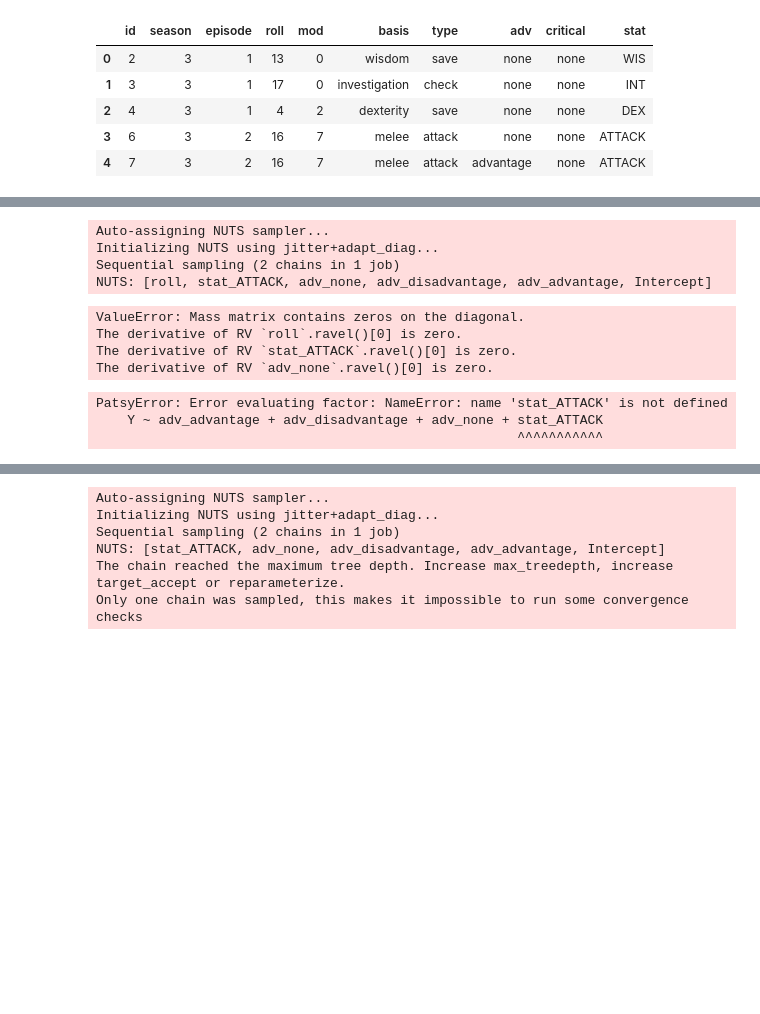
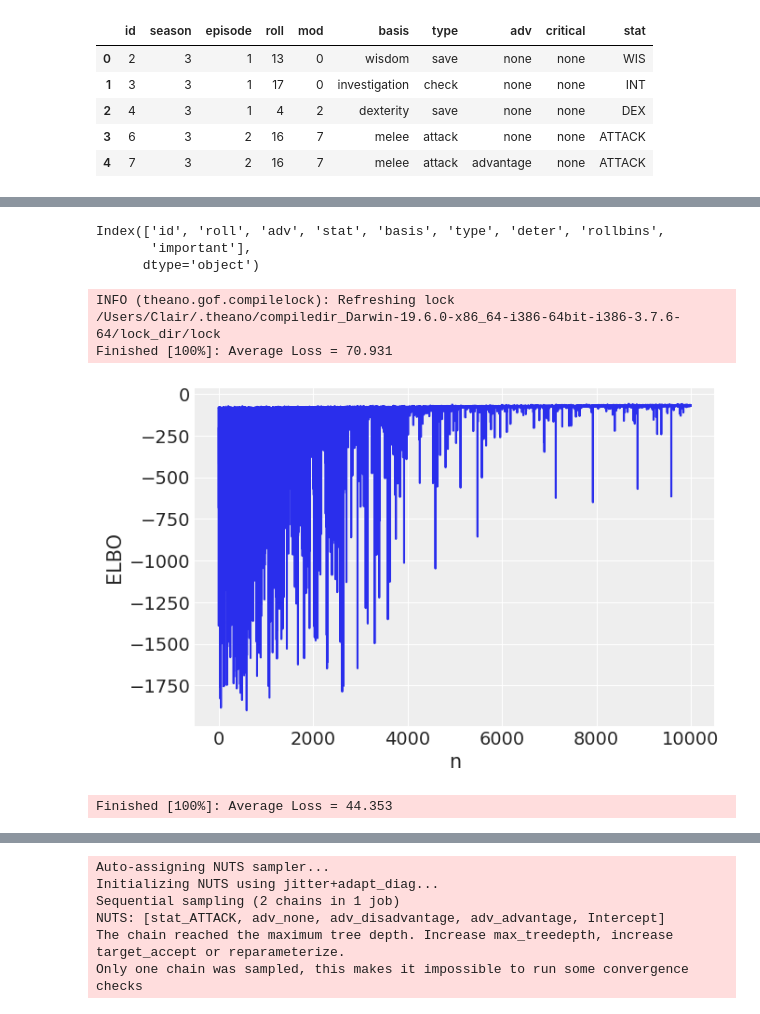
Before and after one commit to kipmccharen/Bayesian-Adventure-Zone, a Jupyter notebook: BML_modeling_take2.ipynb, the cells around one changed output, grey strips where cells are left out. Cells and saved outputs as stored; diff of their text form; code cells hidden in the pictures; blank space fills up the shorter version.

```diff
--- a/BML_modeling_take2.ipynb
+++ b/BML_modeling_take2.ipynb
@@ -89,0 +94,21 @@ data_dums2["roll"] = data2.roll
+# %%
+# make list of unique values in each column
+adv_vals = list(data.adv.unique())
+stat_vals = list(data.stat.unique())
+basis_vals = list(data.basis.unique())
+type_vals = list(data.type.unique())
+
+# create dictionary of numeric codes to recode the dataframes
+adv_dict = {'none':0, 'advantage':1, 'disadvantage':-1}
+
+stat_dict = {}
+for i in range(len(stat_vals)):
+    stat_dict[stat_vals[i]] = i
+
+basis_dict = {}
+for i in range(len(basis_vals)):
+    basis_dict[basis_vals[i]] = i
+
+type_dict = {}
+for i in range(len(type_vals)):
+    type_dict[type_vals[i]] = i
@@ -90,20 +121,40 @@ data_dums2["roll"] = data2.roll
+# %%
+# there is a faster way to do this, I'm sure of it
+data_new2 = data2.replace(adv_dict)
+data_new2 = data_new2.replace(stat_dict)
+data_new2 = data_new2.replace(basis_dict)
+data_new2 = data_new2.replace(type_dict)
+# %%
+data_new.columns
+# %% [output]
+Index(['id', 'roll', 'adv', 'stat', 'basis', 'type', 'deter', 'rollbins',
+       'important'],
+      dtype='object')
 # %%
 # logistic estimate of the posterior distribution for TRAVIS DATA
 
 with pm.Model() as travis_log:
         Y = data2["deter"]
-        pm.glm.GLM.from_formula('Y ~ adv_advantage + adv_disadvantage + adv_none + stat_ATTACK + roll',\
-                                data_dums2, family=pm.glm.families.Binomial())
-        trace = pm.sample(1000, tune=1000, cores=1, progressbar=True, target_accept=.99) #, init='adapt_diag', cores =2)
+        pm.glm.GLM.from_formula('Y ~ roll + adv + stat + basis + type + important',\
+                                data_new2, family=pm.glm.families.Binomial()) # + stat_ATTACK
+        advi_fit_tra = pm.fit(10000, method="advi", progressbar=True, random_seed=2031)
+        #trace = pm.sample(1000, tune=1000, cores=1, progressbar=True, target_accept=.99) #, init='adapt_diag', cores =2)
 # %% [output]
-Auto-assigning NUTS sampler...
-Initializing NUTS using jitter+adapt_diag...
-Sequential sampling (2 chains in 1 job)
-NUTS: [roll, stat_ATTACK, adv_none, adv_disadvantage, adv_advantage, Intercept]
+INFO (theano.gof.compilelock): Refreshing lock /Users/Clair/.theano/compiledir_Darwin-19.6.0-x86_64-i386-64bit-i386-3.7.6-64/lock_dir/lock
+Finished [100%]: Average Loss = 70.931
-ValueError: Mass matrix contains zeros on the diagonal.
-The derivative of RV `roll`.ravel()[0] is zero.
-The derivative of RV `stat_ATTACK`.ravel()[0] is zero.
-The derivative of RV `adv_none`.ravel()[0] is zero.
+# %%
+import seaborn as sns
+
+travis_elbo = pd.DataFrame(
+    {'ELBO': -advi_fit_tra.hist,
+     'n': np.arange(advi_fit_tra.hist.shape[0])})
+
+_ = sns.lineplot(y='ELBO', x='n', data=travis_elbo)
+
+# Can also use -
+# plt.plot(approx.hist);
+# %% [output]
+[figure, added]
 # %%
 # logistic estimate of the posterior distribution for GENERATED DATA
 
@@ -111,10 +162,9 @@ The derivative of RV `adv_none`.ravel()[0] is zero.
 
 with pm.Model() as gen_log:
         Y = data["deter"]
-        pm.glm.GLM.from_formula('Y ~ adv_advantage + adv_disadvantage + adv_none + stat_ATTACK',\
-                                data_dums1, family=pm.glm.families.Binomial())
-        trace = pm.sample(1000, tune=1000, cores=1, progressbar=True, target_accept=.99) #, init='adapt_diag', cores =2)
+        pm.glm.GLM.from_formula('Y ~ roll + adv + stat + basis + type + important',\
+                                data_new, family=pm.glm.families.Binomial())
+        advi_fit_gen = pm.fit(10000, method="advi", progressbar=True, random_seed=2031)
+        #trace = pm.sample(1000, tune=1000, cores=1, progressbar=True, target_accept=.99) #, init='adapt_diag', cores =2)
 # %% [output]
-PatsyError: Error evaluating factor: NameError: name 'stat_ATTACK' is not defined
-    Y ~ adv_advantage + adv_disadvantage + adv_none + stat_ATTACK
-                                                      ^^^^^^^^^^^
+Finished [100%]: Average Loss = 44.353
```
Also changed, not shown: parts of 4 cells of this notebook.
